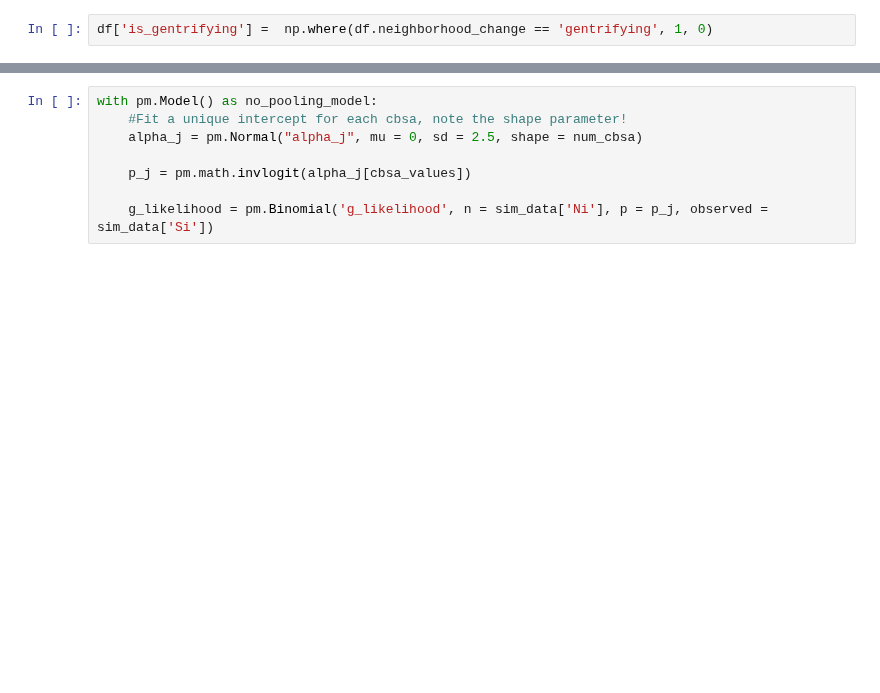
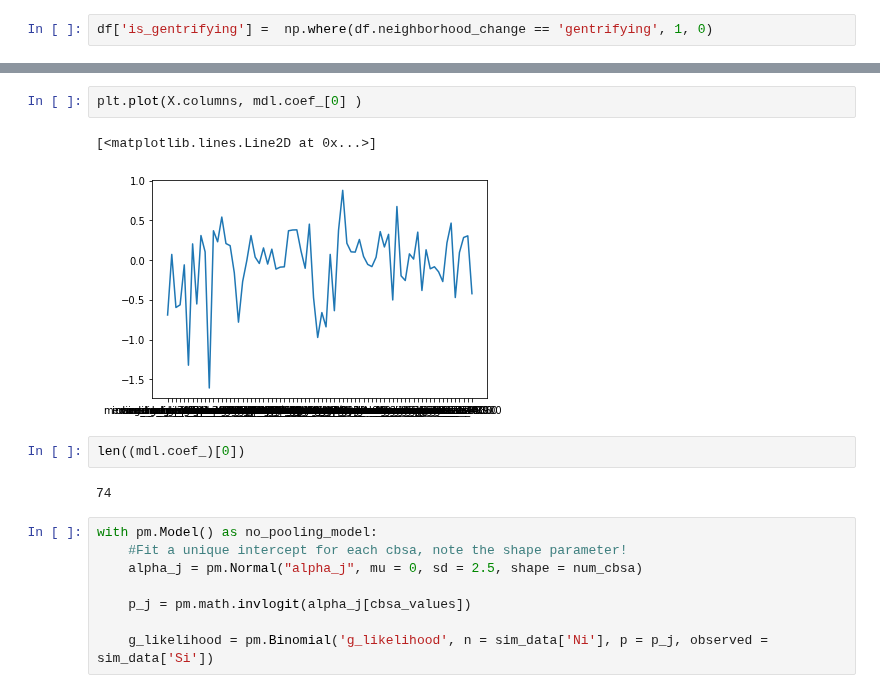
Before and after one commit to gabgilling/Bayesian-Blogs, a Jupyter notebook: neighborhood_change.ipynb, the cells around one changed output, grey strips where cells are left out. Saved outputs shown, nothing was run; the diff lists cells and outputs as text; blank space fills up the shorter version.

```diff
--- a/neighborhood_change.ipynb
+++ b/neighborhood_change.ipynb
@@ -112,3 +163,12 @@ Name: is_gentrifying, dtype: int64
+# %%
+plt.plot(X.columns, mdl.coef_[0] )
+# %% [output]
+[<matplotlib.lines.Line2D at 0x...>]
+[figure, added]
+# %%
+len((mdl.coef_)[0])
+# %% [output]
+74
 # %%
 with pm.Model() as no_pooling_model:
     #Fit a unique intercept for each cbsa, note the shape parameter!
```
Also changed, not shown: parts of 27 cells of this notebook, 4 other files.
